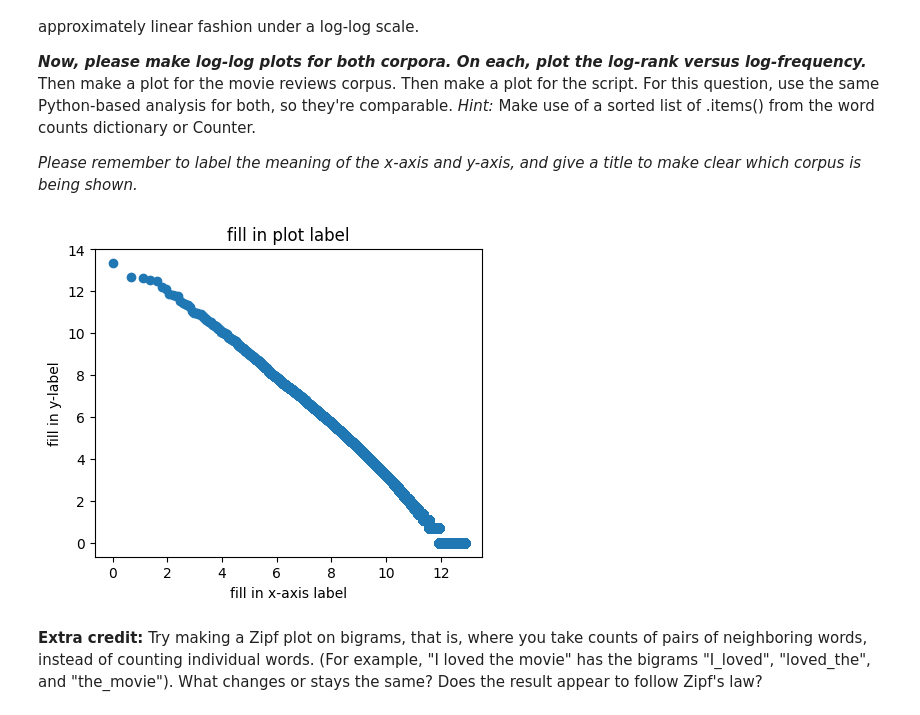
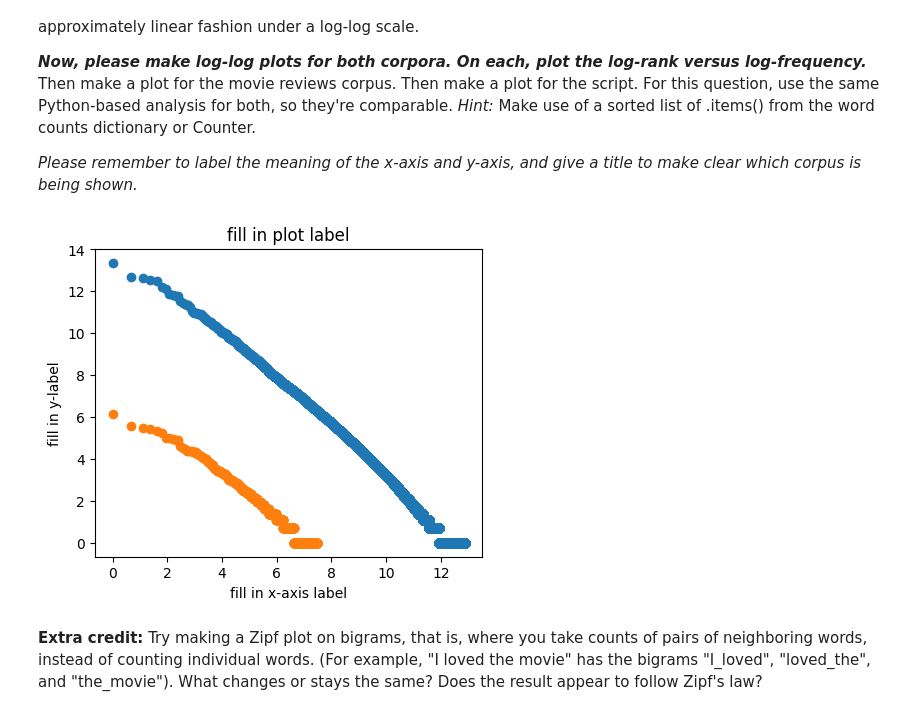
Before and after one commit to ZChenW/cs485_HW, a Jupyter notebook: hw1/hw1.ipynb, the cells around one changed output. Saved outputs shown, nothing was run; the diff lists cells and outputs as text; code cells hidden in the pictures.

```diff
--- a/hw1/hw1.ipynb
+++ b/hw1/hw1.ipynb
@@ -272,4 +270,3 @@ d {
 	uniq -c |
 	sort -nr |
 	head -20
-e
@@ -337,21 +332,31 @@ Then make a plot for the movie reviews corpus.  Then make a plot for the script.
 *Please remember to label the meaning of the x-axis and y-axis, and give a title to make clear which corpus is being shown.*
 # %%
 # plotting starter code; for just one plot. change everything
+import subprocess, ast
+from collections import Counter
+
+def extract_hw1_sh(sh_path="hw1.sh"):
+    out = subprocess.check_output(["bash", sh_path], text=True) # Run hw1.sh and get output
+    list_line = next(line for line in out.splitlines() if line.lstrip().startswith("[")) # lstrip => 去除前面的空格
+    pairs = ast.literal_eval(list_line)
+    return Counter(dict(pairs))
+
 import numpy as np
 def make_graph(word_counts):
     sorted_list = sorted(word_counts.items(), key=operator.itemgetter(1), reverse=True)
     words = [w for (w, _) in sorted_list]
     counts = [c for (_, c) in sorted_list]
     rank = list(range(1, len(words) + 1))
     x = np.log(rank)
     y = np.log(counts)
     plt.scatter(x, y)
     plt.xlabel("fill in x-axis label")
     plt.ylabel("fill in y-label")
     plt.title("fill in plot label")
 
 make_graph(word_counts)
+make_graph(extract_hw1_sh("hw1.sh"))
 # %% [output]
-[figure, old version]
+[figure, new version]
 # %% [markdown]
 **Extra credit:**  Try making a Zipf plot on bigrams, that is, where you take counts of pairs of neighboring words, instead of counting individual words.  (For example, "I loved the movie" has the bigrams "I_loved", "loved_the", and "the_movie").  What changes or stays the same?  Does the result appear to follow Zipf's law?
```
Also changed, not shown: parts of 4 cells of this notebook, 3 other files.
